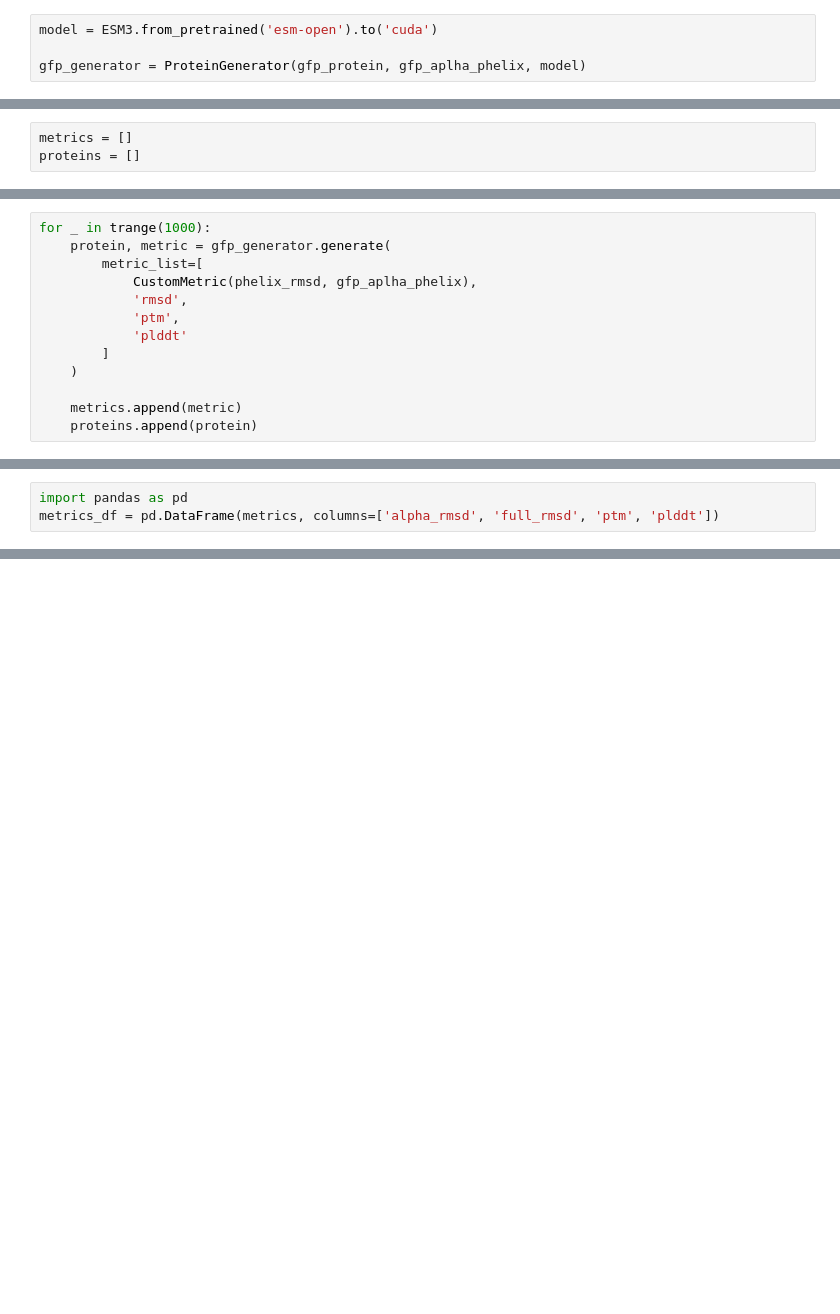
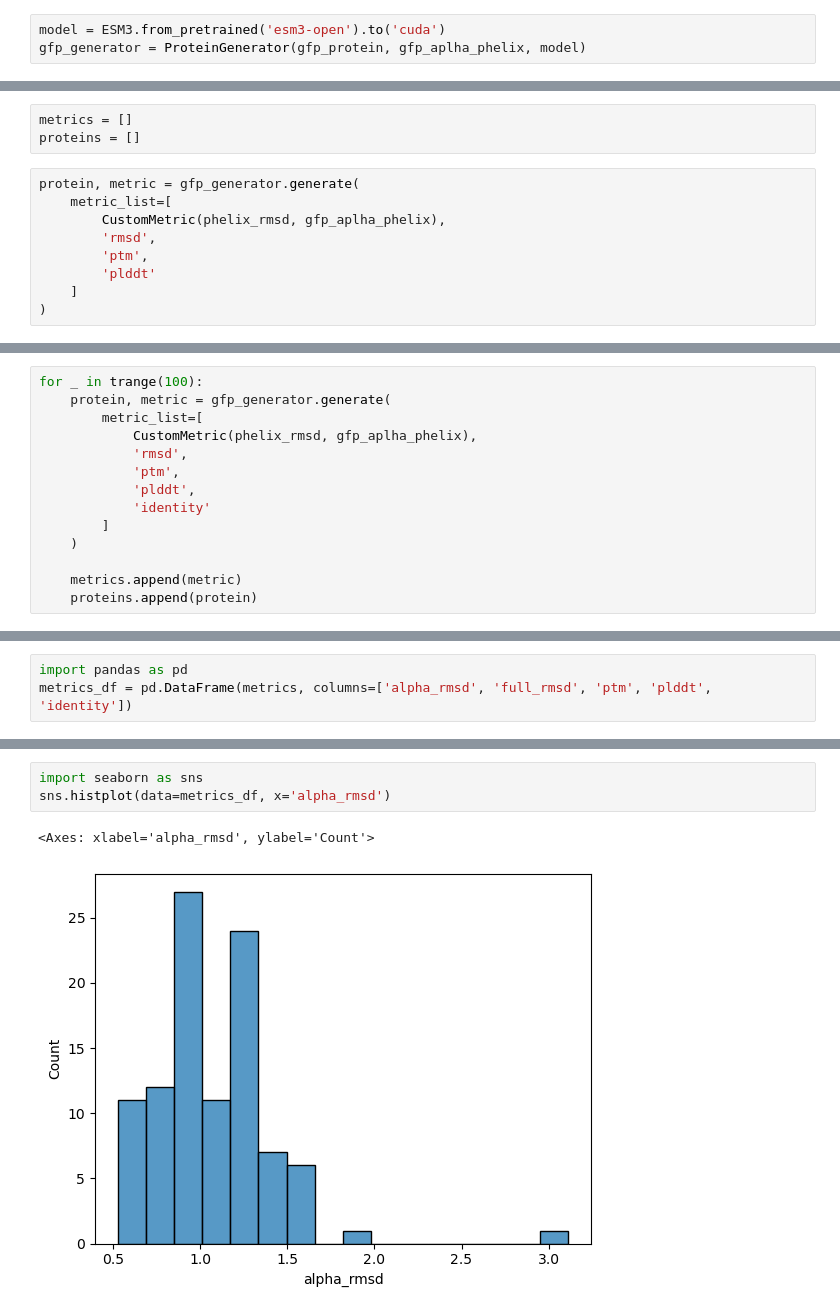
Before and after one commit to rimgro/biocadprotein, a Jupyter notebook: notebooks/generation_proteins.ipynb, the cells around one changed output, grey strips where cells are left out. Saved outputs shown, nothing was run; the diff lists cells and outputs as text; blank space fills up the shorter version.

```diff
--- a/notebooks/generation_proteins.ipynb
+++ b/notebooks/generation_proteins.ipynb
@@ -34,8 +34,7 @@ sfgfp_aplha_phelix = ...
 # %% [markdown]
 Загрузим из базы данных PBD белок GFP и создадим объект генератора
 # %%
-model = ESM3.from_pretrained('esm-open').to('cuda')
-
+model = ESM3.from_pretrained('esm3-open').to('cuda')
 gfp_generator = ProteinGenerator(gfp_protein, gfp_aplha_phelix, model)
 # %% [markdown]
 В библиотеке уже есть заготовленная функция для подсчета RMSD по всей структуре белка. Но нет для подсчета по альфа-спирали (по техническим причинам). Поэтому ее необходимо реализовать самостоятельно
@@ -54,3 +53,12 @@ from tqdm import trange
 # %%
 metrics = []
 proteins = []
+# %%
+protein, metric = gfp_generator.generate(
+    metric_list=[
+        CustomMetric(phelix_rmsd, gfp_aplha_phelix),
+        'rmsd',
+        'ptm',
+        'plddt'
+    ]
+)
@@ -57,11 +75,12 @@ proteins = []
 # %%
-for _ in trange(1000):
+for _ in trange(100):
     protein, metric = gfp_generator.generate(
         metric_list=[
             CustomMetric(phelix_rmsd, gfp_aplha_phelix),
             'rmsd',
             'ptm',
-            'plddt'
+            'plddt',
+            'identity'
         ]
     )
 
@@ -70,3 +91,3 @@ for _ in trange(1000):
 # %%
 import pandas as pd
-metrics_df = pd.DataFrame(metrics, columns=['alpha_rmsd', 'full_rmsd', 'ptm', 'plddt'])
+metrics_df = pd.DataFrame(metrics, columns=['alpha_rmsd', 'full_rmsd', 'ptm', 'plddt', 'identity'])
@@ -72,0 +103,6 @@ metrics_df = pd.DataFrame(metrics, columns=['alpha_rmsd', 'full_rmsd', 'ptm', 'p
+# %%
+import seaborn as sns
+sns.histplot(data=metrics_df, x='alpha_rmsd')
+# %% [output]
+<Axes: xlabel='alpha_rmsd', ylabel='Count'>
+[figure, added]
```
Also changed, not shown: parts of 11 cells of this notebook, 1 other file.
